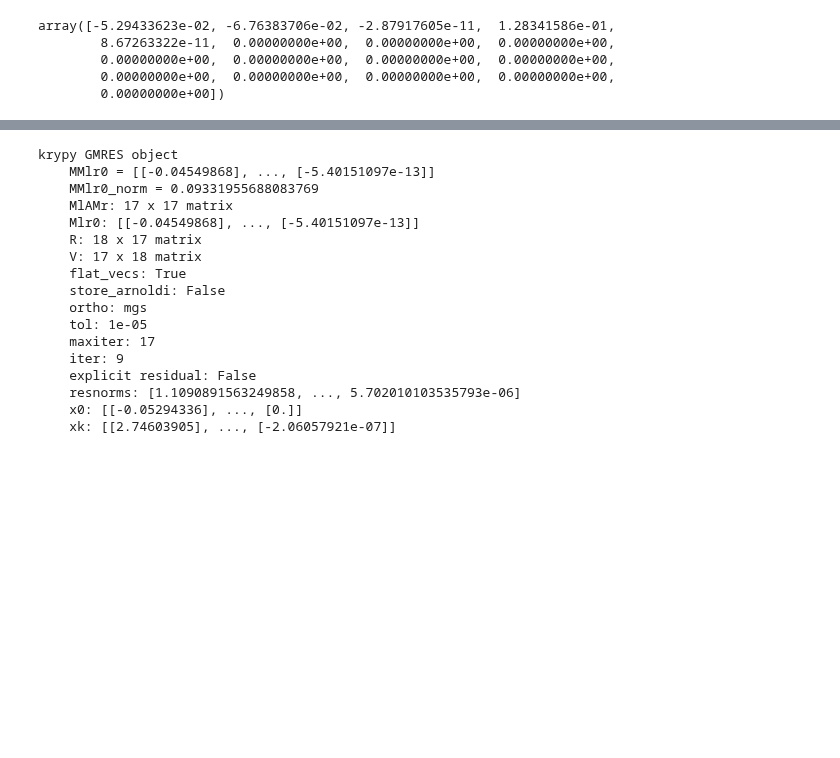
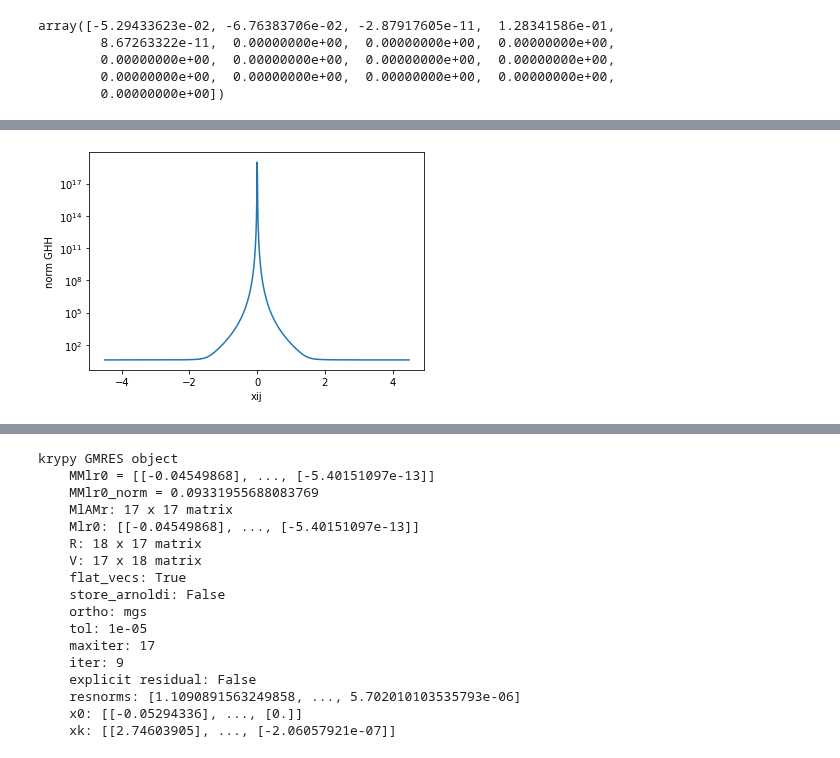
Before and after one commit to rajeshrinet/pystokes, a Jupyter notebook: examples/test-gt/krylovTest.ipynb, the cells around one changed output, grey strips where cells are left out. Drawn from its saved outputs; the diff is of its cells as text; code cells hidden in the pictures; blank space fills up the shorter version.

```diff
--- a/examples/test-gt/krylovTest.ipynb
+++ b/examples/test-gt/krylovTest.ipynb
@@ -74,0 +107,14 @@ array([-5.29433623e-02, -6.76383706e-02, -2.87917605e-11,  1.28341586e-01,
+# %%
+bla = np.arange(-2.5,6.5,0.01)
+full  = np.zeros(bla.shape[0])
+j=0
+for i in bla:
+    full[j]=np.linalg.norm(GHH(xij+i,yij,zij))
+    j+=1
+# %%
+plt.semilogy(xij+bla, full)
+plt.xlabel('xij')
+plt.ylabel('norm GHH')
+plt.show()
+# %% [output]
+[figure, added]
```
Also changed, not shown: parts of 9 cells of this notebook.
